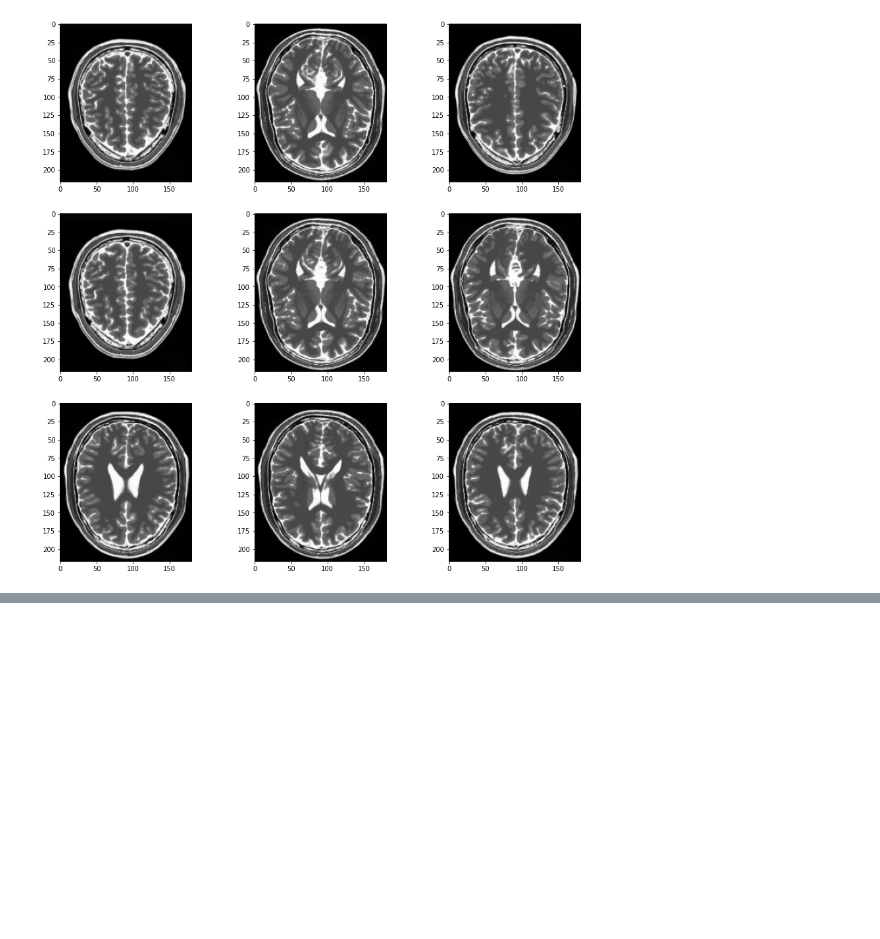
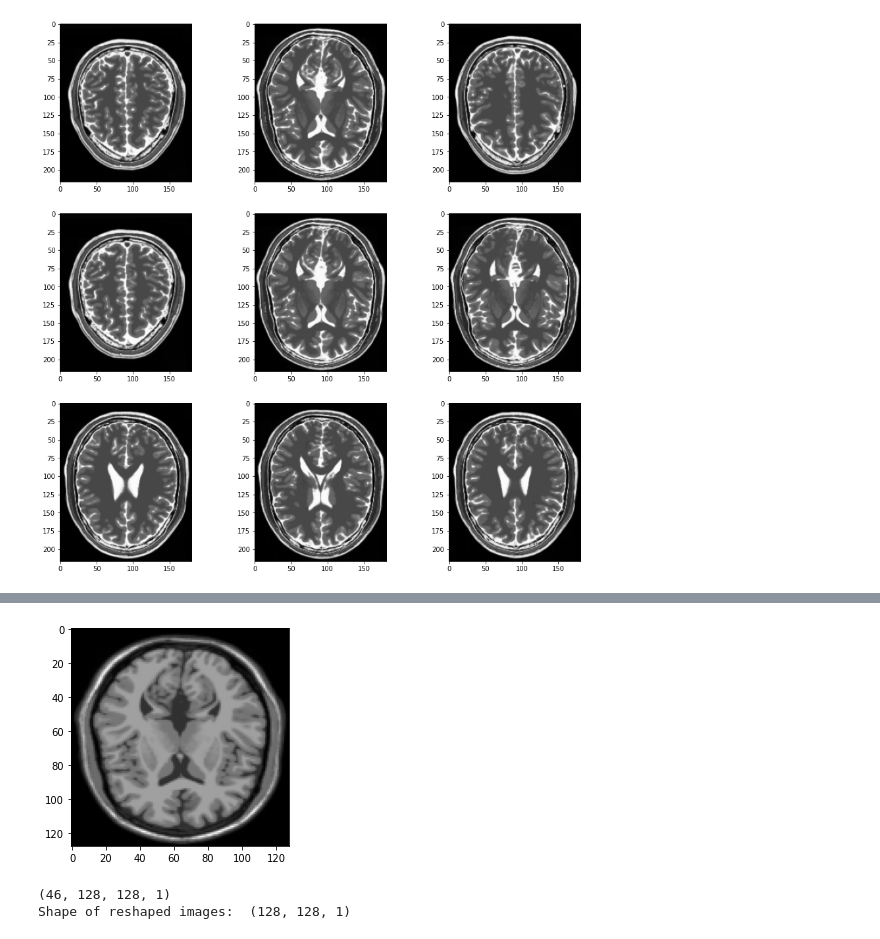
Before and after one commit to chaitsugale/Style-Transfer-using-CycleGAN, a Jupyter notebook: Style_Transfer_MR1_T1_T2_Cyclic_GAN_Capstone_Project_Chaitanya.ipynb, the cells around one changed output, grey strips where cells are left out. Saved outputs shown, nothing was run; the diff lists cells and outputs as text; code cells hidden in the pictures; blank space fills up the shorter version.

```diff
--- a/Style_Transfer_MR1_T1_T2_Cyclic_GAN_Capstone_Project_Chaitanya.ipynb
+++ b/Style_Transfer_MR1_T1_T2_Cyclic_GAN_Capstone_Project_Chaitanya.ipynb
@@ -287,0 +328,4 @@ TR2 IMAGE
+# %%
+# Reshaping the image
+
+mr1_reshape_layer = layers.Reshape((128,128,1))
@@ -287,0 +342,18 @@ TR2 IMAGE
+# %%
+plt.imshow(first_image.numpy()[:,:,0], cmap = 'gray')
+
+plt.show()
+# %% [output]
+[figure, added]
+# %%
+# for t2
+
+image_t2_reshape = image_t2_resized.map(lambda x: mr1_reshape_layer(x[:,:,:,0]))
+
+image_batch_6 = next(iter(image_t2_reshape))
+print(image_batch_6.shape)
+first_image = image_batch_6[0]
+print('Shape of reshaped images: ',first_image.shape)
+# %% [output]
+(46, 128, 128, 1)
+Shape of reshaped images:  (128, 128, 1)
```
Also changed, not shown: parts of 10 cells of this notebook.
